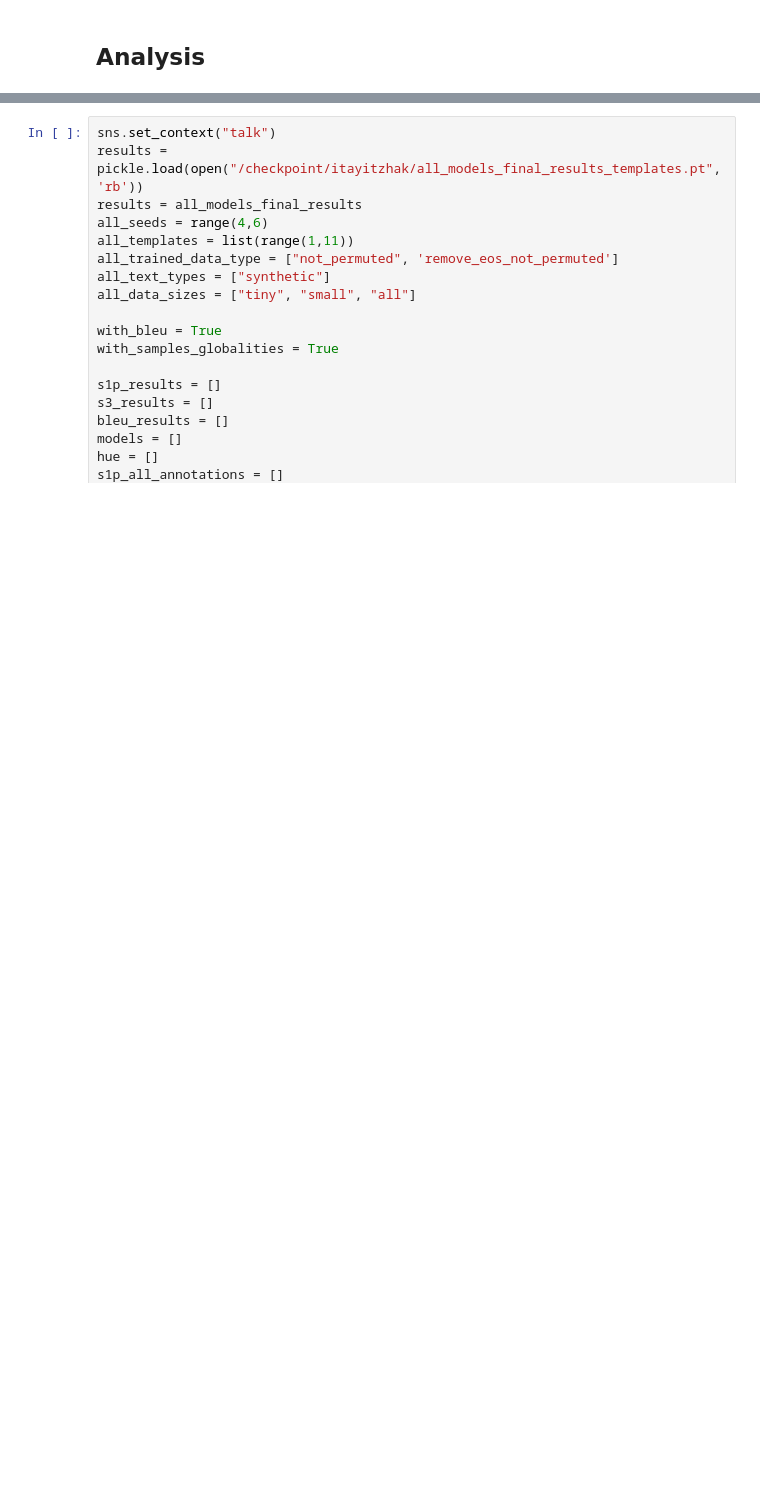
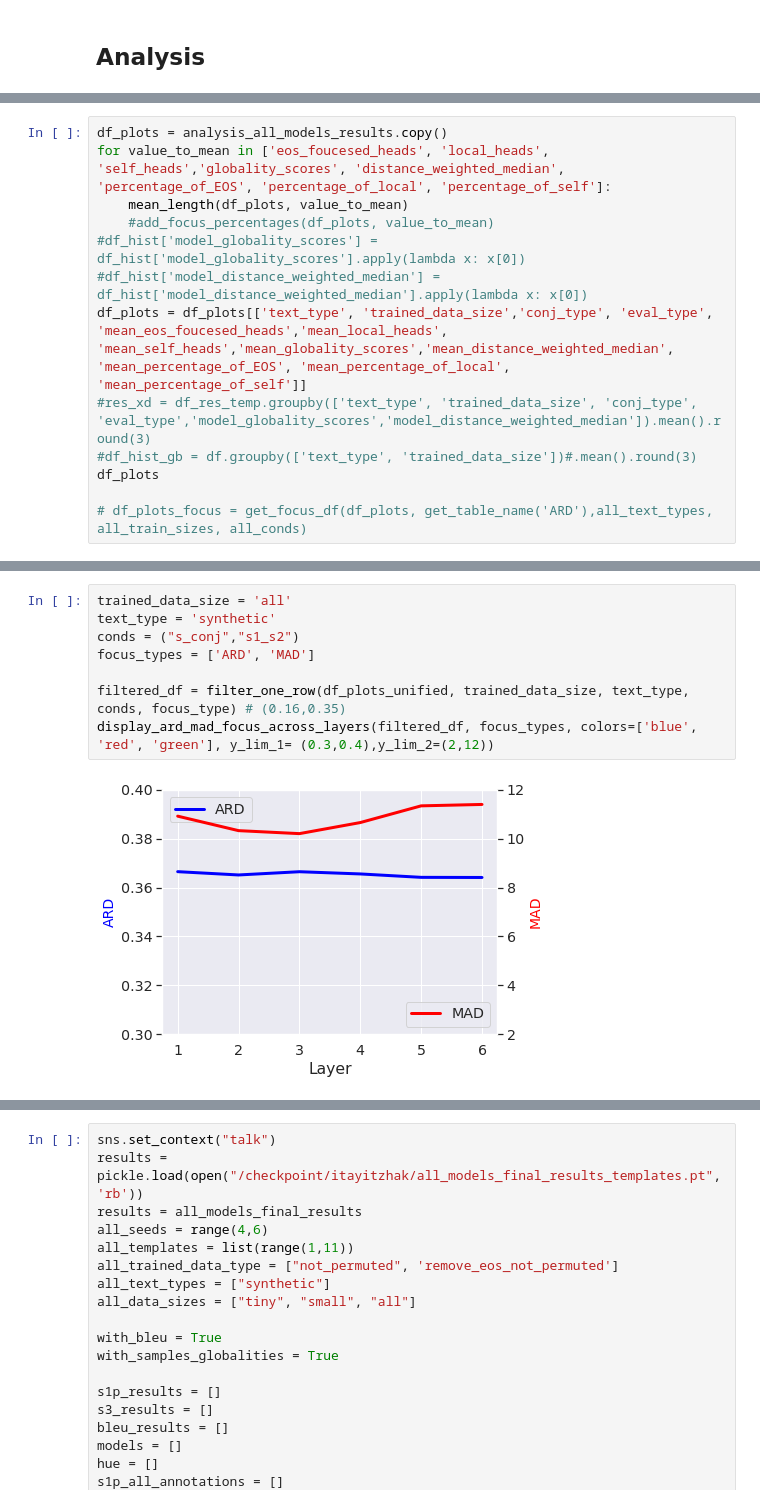
Before and after one commit to itay1itzhak/globality, a Jupyter notebook: Global Attention Metric.ipynb, the cells around one changed output, grey strips where cells are left out. Saved outputs shown, nothing was run; the diff lists cells and outputs as text; blank space fills up the shorter version.

```diff
--- a/Global Attention Metric.ipynb
+++ b/Global Attention Metric.ipynb
@@ -1056,0 +617,13 @@ NameError: name 'temp_all_models_final_results' is not defined
+# %%
+df_plots = analysis_all_models_results.copy()
+for value_to_mean in ['eos_foucesed_heads', 'local_heads', 'self_heads','globality_scores', 'distance_weighted_median', 'percentage_of_EOS', 'percentage_of_local', 'percentage_of_self']:
+    mean_length(df_plots, value_to_mean)
+    #add_focus_percentages(df_plots, value_to_mean)
+#df_hist['model_globality_scores'] = df_hist['model_globality_scores'].apply(lambda x: x[0])
+#df_hist['model_distance_weighted_median'] = df_hist['model_distance_weighted_median'].apply(lambda x: x[0])
+df_plots = df_plots[['text_type', 'trained_data_size','conj_type', 'eval_type', 'mean_eos_foucesed_heads','mean_local_heads', 'mean_self_heads','mean_globality_scores','mean_distance_weighted_median', 'mean_percentage_of_EOS', 'mean_percentage_of_local', 'mean_percentage_of_self']]
+#res_xd = df_res_temp.groupby(['text_type', 'trained_data_size', 'conj_type', 'eval_type','model_globality_scores','model_distance_weighted_median']).mean().round(3)
+#df_hist_gb = df.groupby(['text_type', 'trained_data_size'])#.mean().round(3)
+df_plots
+
+# df_plots_focus = get_focus_df(df_plots, get_table_name('ARD'),all_text_types, all_train_sizes, all_conds)
@@ -1056,0 +862,10 @@ NameError: name 'temp_all_models_final_results' is not defined
+# %%
+trained_data_size = 'all'
+text_type = 'synthetic'
+conds = ("s_conj","s1_s2")
+focus_types = ['ARD', 'MAD']
+
+filtered_df = filter_one_row(df_plots_unified, trained_data_size, text_type, conds, focus_type) # (0.16,0.35)
+display_ard_mad_focus_across_layers(filtered_df, focus_types, colors=['blue', 'red', 'green'], y_lim_1= (0.3,0.4),y_lim_2=(2,12))
+# %% [output]
+[figure, added]
```
Also changed, not shown: parts of 113 cells of this notebook, 13 other files.
